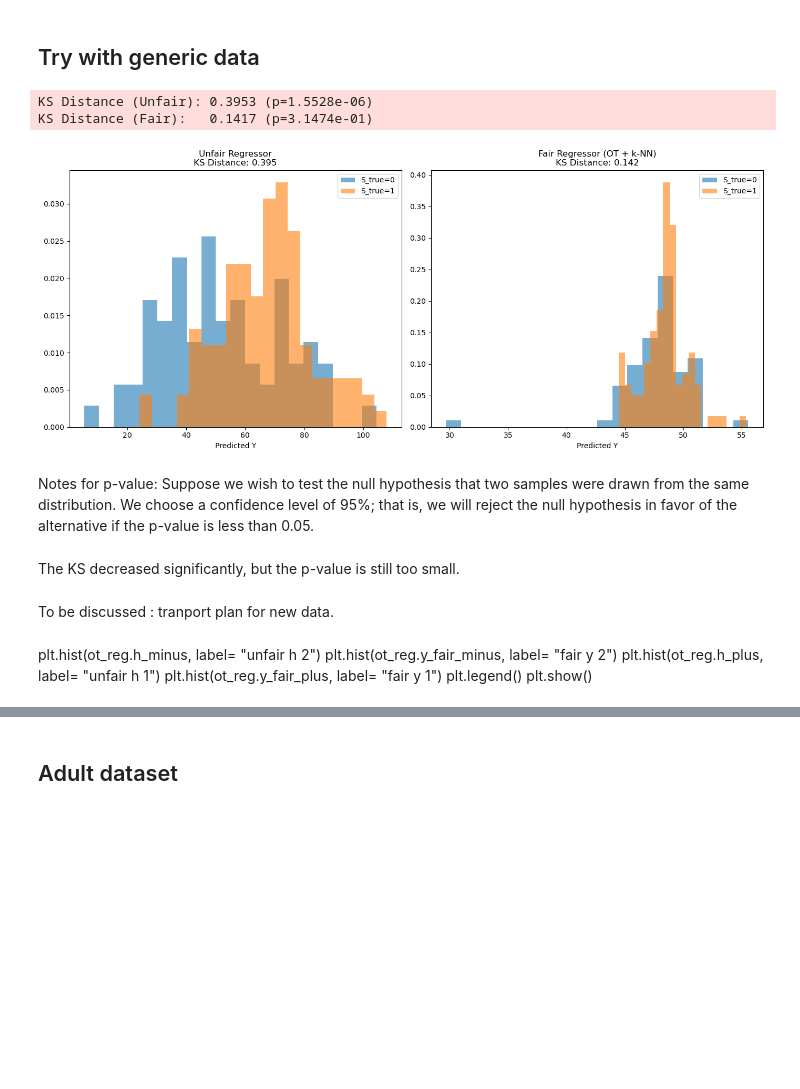
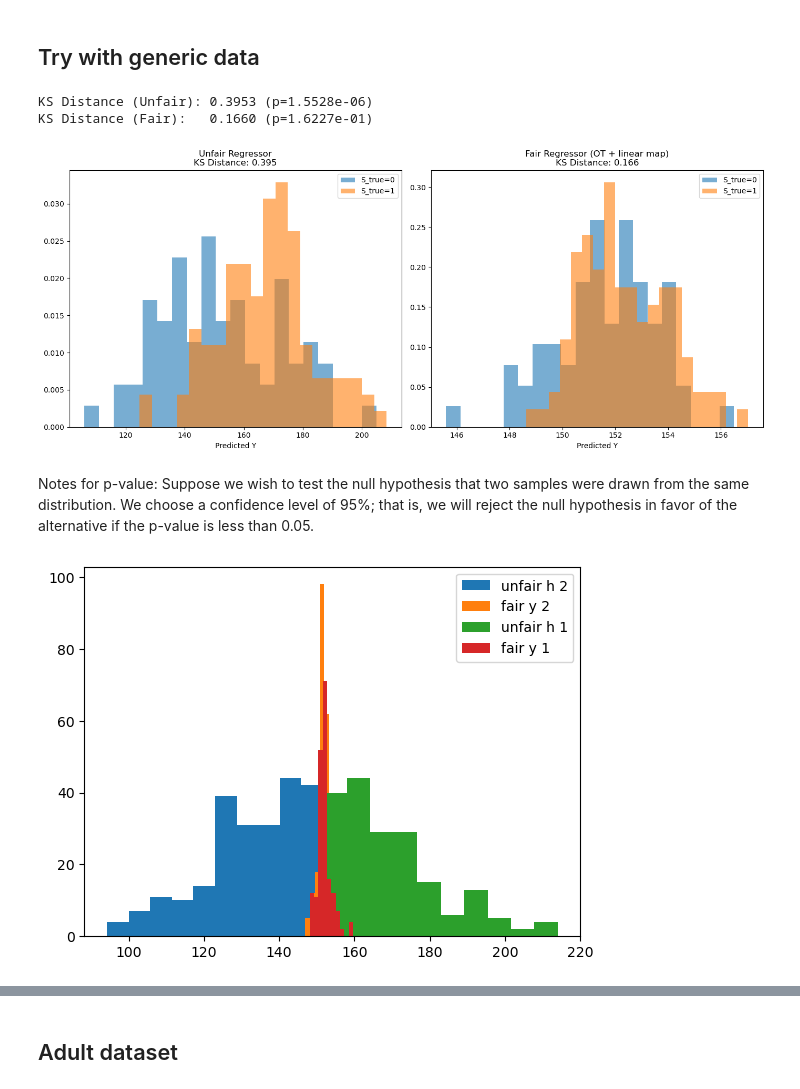
Before and after one commit to AugustinBouquillard/demographic-parity, a Jupyter notebook: unawareness.ipynb, the cells around one changed output, grey strips where cells are left out. Drawn from its saved outputs; the diff is of its cells as text; code cells hidden in the pictures; blank space fills up the shorter version.

Commit message:
recheck OTUnawareFairRegressor

```diff
--- a/unawareness.ipynb
+++ b/unawareness.ipynb
@@ -20,7 +20,7 @@ from sklearn.model_selection import train_test_split
 # 1. Generate Data (Biased depending on the sensitive attribute's value)
 np.random.seed(42)
 n = 600
-S = np.random.binomial(1, 0.5, n) # Binary sensitive attributes
+S = np.random.binomial(1, 0.5, n)+1 # Binary sensitive attributes
 X = np.random.normal(0, 1, n) + S
 X = X.reshape(-1, 1)
 # Y depends on X (and thus S)
@@ -33,55 +33,53 @@ X_train, X_test, Y_train, Y_test, S_train, S_test = train_test_split(X, Y, S, tr
 std_reg = LinearRegression().fit(X_test, Y_test)
 y_std = std_reg.predict(X_test)
 
-# Fair (OT + k-NN)
+# Fair
 ot_reg = OTUnawareFairRegressor(n_neighbors=10)
 ot_reg.fit(X_train, Y_train, S_train)
 y_fair = ot_reg.predict(X_test)
 
 # 3. Calculate KS Distance
 ks_std = ks_2samp(y_std[S_test==1], y_std[S_test==2])
 ks_fair = ks_2samp(y_fair[S_test==1], y_fair[S_test==2])
 
 print(f"KS Distance (Unfair): {ks_std.statistic:.4f} (p={ks_std.pvalue:.4e})")
 print(f"KS Distance (Fair):   {ks_fair.statistic:.4f} (p={ks_fair.pvalue:.4e})")
 
 # 4. Visualization
 fig, axes = plt.subplots(1, 2, figsize=(14, 6))
 
 # Plot 1: Distributions
 axes[0].hist(y_std[S_test==1], bins=20, alpha=0.6, label='S_true=0', density=True, color='tab:blue')
 axes[0].hist(y_std[S_test==2], bins=20, alpha=0.6, label='S_true=1', density=True, color='tab:orange')
 axes[0].set_title(f"Unfair Regressor\nKS Distance: {ks_std.statistic:.3f}")
 axes[0].set_xlabel("Predicted Y")
 axes[0].legend()
 
 # Plot 2: Fair Distributions
 axes[1].hist(y_fair[S_test==1], bins=20, alpha=0.6, label='S_true=0', density=True, color='tab:blue')
 axes[1].hist(y_fair[S_test==2], bins=20, alpha=0.6, label='S_true=1', density=True, color='tab:orange')
-axes[1].set_title(f"Fair Regressor (OT + k-NN)\nKS Distance: {ks_fair.statistic:.3f}")
+axes[1].set_title(f"Fair Regressor (OT + linear map)\nKS Distance: {ks_fair.statistic:.3f}")
 axes[1].set_xlabel("Predicted Y")
 axes[1].legend()
 plt.savefig("./results/generic_data_unaware.png")
 plt.tight_layout()
 plt.show()
 # %% [output]
 KS Distance (Unfair): 0.3953 (p=1.5528e-06)
-KS Distance (Fair):   0.1417 (p=3.1474e-01)
+KS Distance (Fair):   0.1660 (p=1.6227e-01)
-[figure, old version]
+[figure, new version]
 # %% [markdown]
 Notes for p-value:
 Suppose we wish to test the null hypothesis that two samples were drawn from the same distribution. We choose a confidence level of 95%; that is, we will reject the null hypothesis in favor of the alternative if the p-value is less than 0.05.
-# %% [markdown]
-The KS decreased significantly, but the p-value is still too small.
-# %% [markdown]
-To be discussed : tranport plan for new data.
-# %% [markdown]
-plt.hist(ot_reg.h_minus,  label= "unfair h 2")
-plt.hist(ot_reg.y_fair_minus, label= "fair y 2")
-plt.hist(ot_reg.h_plus,  label= "unfair h 1")
-plt.hist(ot_reg.y_fair_plus, label= "fair y 1")
-plt.legend()
-plt.show()
+# %%
+plt.hist(ot_reg.h_minus,  label= "unfair h 2")
+plt.hist(ot_reg.y_fair_minus, label= "fair y 2")
+plt.hist(ot_reg.h_plus,  label= "unfair h 1")
+plt.hist(ot_reg.y_fair_plus, label= "fair y 1")
+plt.legend()
+plt.show()
+# %% [output]
+[figure, added]
 # %%
 plt.hist(ot_reg.h_plus,  label= "unfair h 1")
 plt.hist(ot_reg.y_fair_plus, label= "fair h 1")
```
Also changed, not shown: parts of 2 cells of this notebook, 2 other files.
